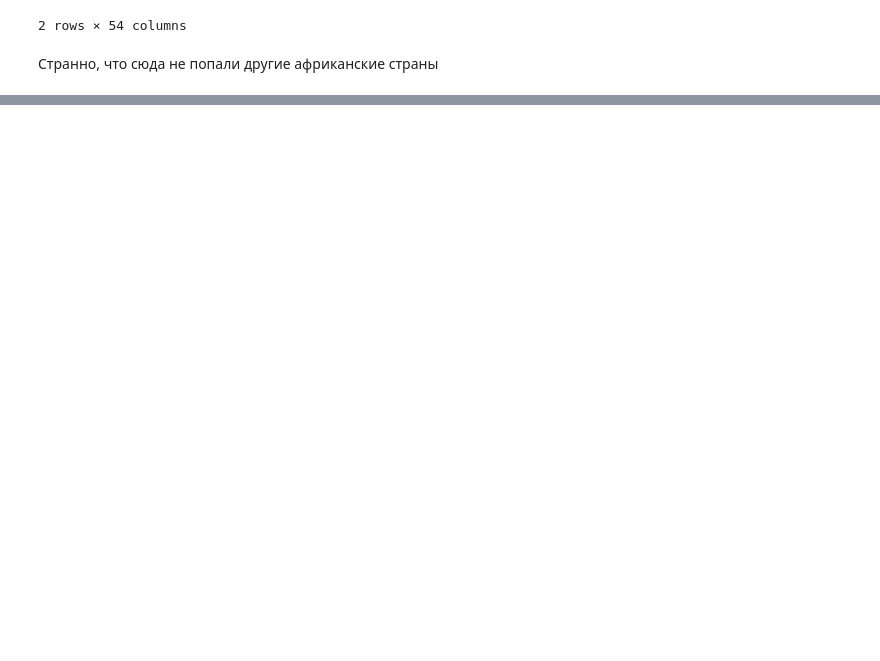
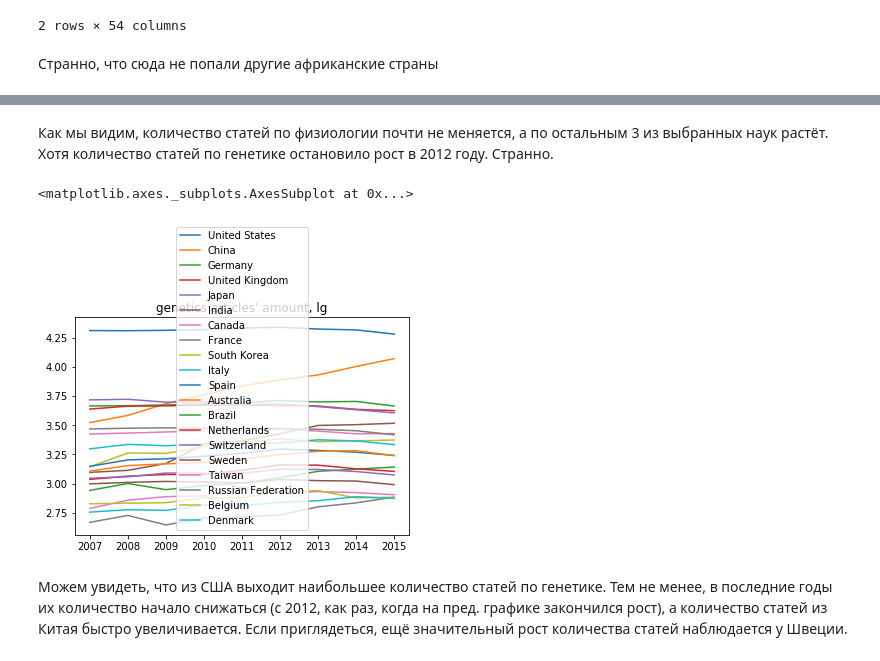
Before and after one commit to Derrior/data-journalism, a Jupyter notebook: data-crawling/who-data.ipynb, the cells around one changed output, grey strips where cells are left out. Cells and saved outputs as stored; diff of their text form; code cells hidden in the pictures; blank space fills up the shorter version.

```diff
--- a/data-crawling/who-data.ipynb
+++ b/data-crawling/who-data.ipynb
@@ -137,0 +243,19 @@ filtered_bae[filtered_bae["Infectious and parasitic diseases"] > 2000]
+# %% [markdown]
+Как мы видим, количество статей по физиологии почти не меняется, а по остальным 3 из выбранных наук растёт. Хотя количество статей по генетике остановило рост в 2012 году. Странно.
+# %%
+genetics_2015 = articles_subject["genetics"][articles_subject["genetics"]["Year"] == 2015].sort_values("Citable documents", ascending=False)
+top_20_g_countries = list(genetics_2015[:20]["Country"])
+
+filtered_top_g = pandas.DataFrame()
+for country in top_20_g_countries:
+    for year in range(2007, 2016):
+        filtered_top_g.loc[year, country] = math.log(articles_subject["genetics"][(articles_subject["genetics"]["Country"] == country)
+                                                                     & (articles_subject["genetics"]["Year"] == year)]["Citable documents"].iloc[0], 10)
+
+
+filtered_top_g.plot.line(title="genetics articles' amount, lg") # TODO нормально это нарисовать ?!
+# %% [output]
+<matplotlib.axes._subplots.AxesSubplot at 0x...>
+[figure, added]
+# %% [markdown]
+Можем увидеть, что из США выходит наибольшее количество статей по генетике. Тем не менее, в последние годы их количество начало снижаться (с 2012, как раз, когда на пред. графике закончился рост), а количество статей из Китая быстро увеличивается. Если приглядеться, ещё значительный рост количества статей наблюдается у Швеции.
```
Also changed, not shown: parts of 12 cells of this notebook, 5 other files.
